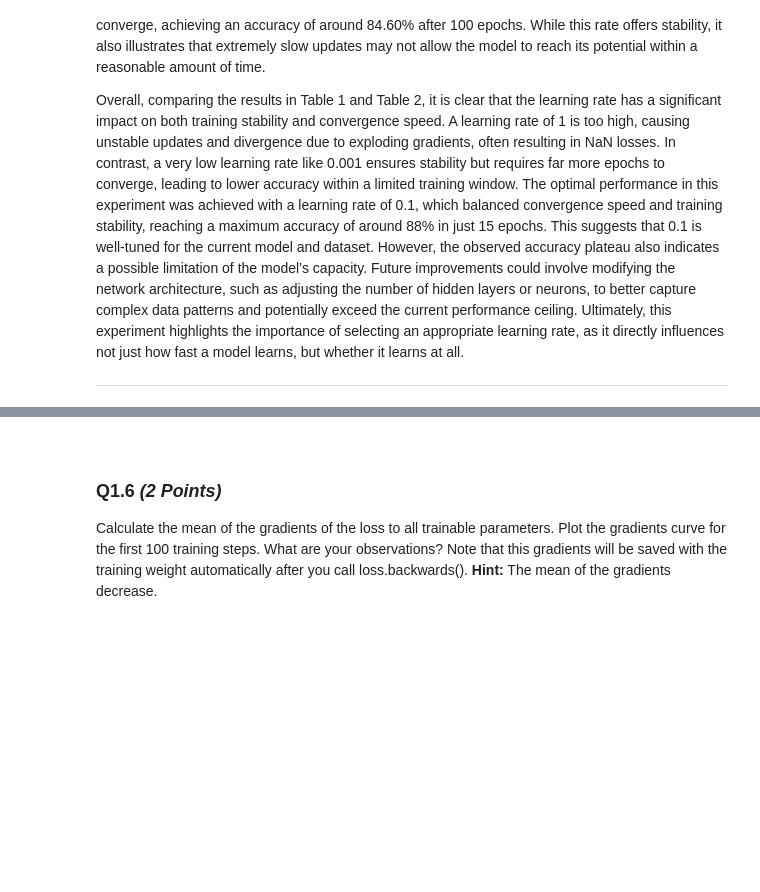
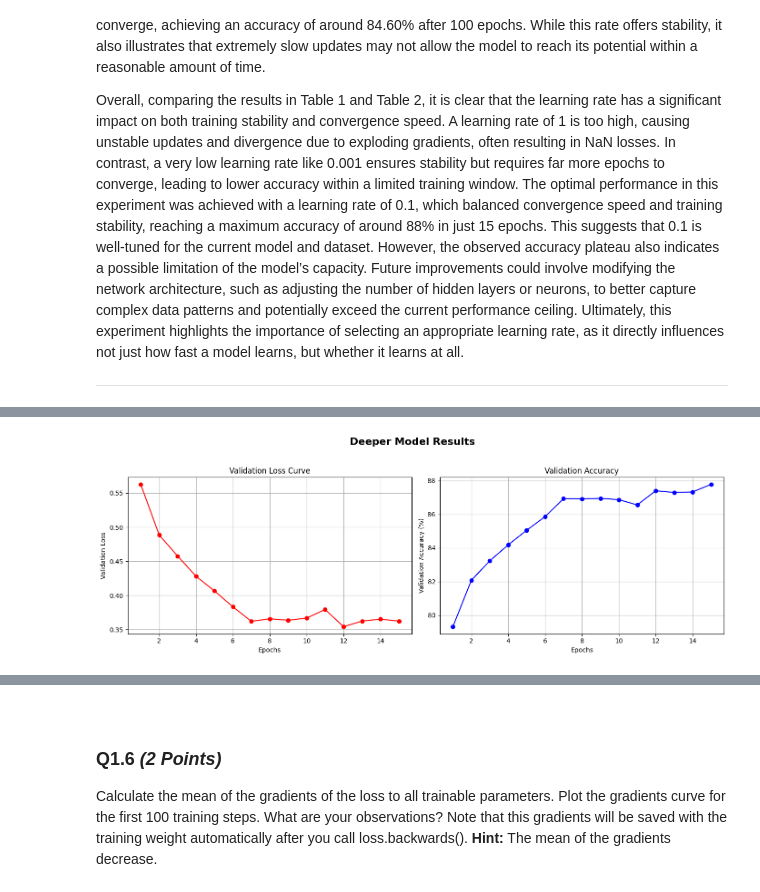
Before and after one commit to busatmd021/COMPUTER-VISION, a Jupyter notebook: Assignment3.ipynb, the cells around one changed output, grey strips where cells are left out. Drawn from its saved outputs; the diff is of its cells as text; code cells hidden in the pictures; blank space fills up the shorter version.

```diff
--- a/Assignment3.ipynb
+++ b/Assignment3.ipynb
@@ -442,0 +529,37 @@ Build a wider network by modifying the code that constructs the network so that
+# %%
+# Define a Deeper Model
+class DeeperNeuralNetwork(nn.Module):
+    def __init__(self):
+        super(DeeperNeuralNetwork, self).__init__()
+        self.flatten = nn.Flatten()
+        self.linear_relu_stack = nn.Sequential(
+            nn.Linear(28*28, 512),
+            nn.ReLU(),
+            nn.Linear(512, 512),
+            nn.ReLU(),
+            nn.Linear(512, 256),  # New Hidden Layer
+            nn.ReLU(),
+            nn.Linear(256, 128),  # New Hidden Layer
+            nn.ReLU(),
+            nn.Linear(128, 10)    # Output Layer
+        )
+
+    def forward(self, x):
+        x = self.flatten(x)
+        logits = self.linear_relu_stack(x)
+        return logits
+
+# Get CPU or GPU Device for Training
+device = "cuda" if torch.cuda.is_available() else "cpu"
+
+# Display which Device is Being Used
+print("Using {} device".format(device))
+
+# Use the New Model Above
+model = DeeperNeuralNetwork().to(device)
+
+# Count Trainable Parameters
+print(f"Trainable parameters: {count_trainable_params(model)}")
+
+# Train the Model for Learning Rate = 0.1
+val_loss, val_accuracy = train_model(model, train_dataloader, test_dataloader, epochs = 15, lr = 0.1)
@@ -442,0 +584,5 @@ Build a wider network by modifying the code that constructs the network so that
+# %%
+# Display the Loss Curve
+display_loss_accuracy("Deeper Model Results", val_loss, val_accuracy, epochs=15)
+# %% [output]
+[figure, added]
```
Also changed, not shown: parts of 18 cells of this notebook, 1 other file.
